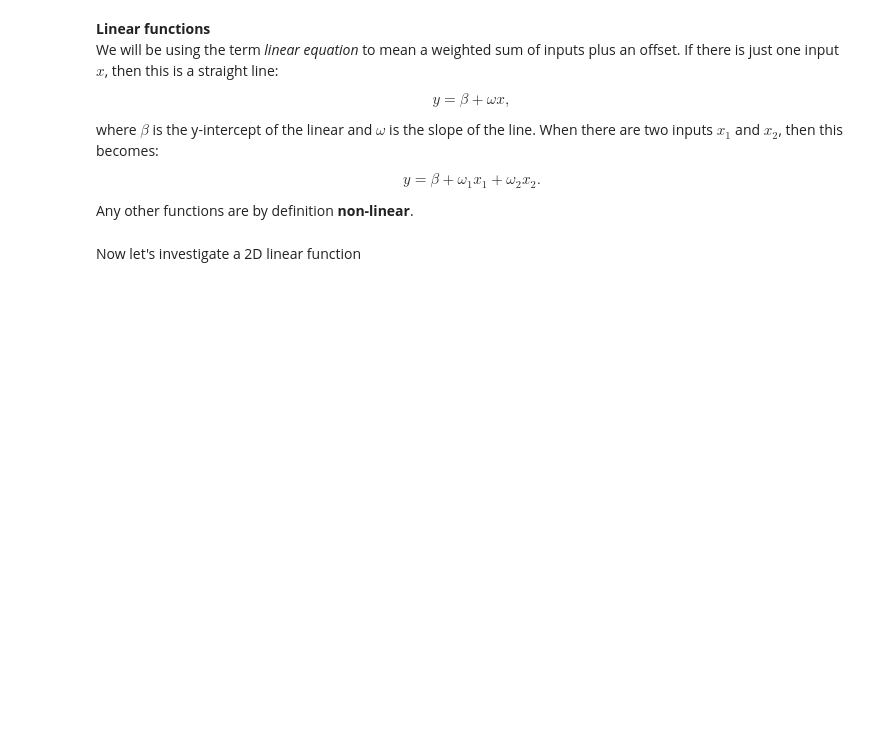
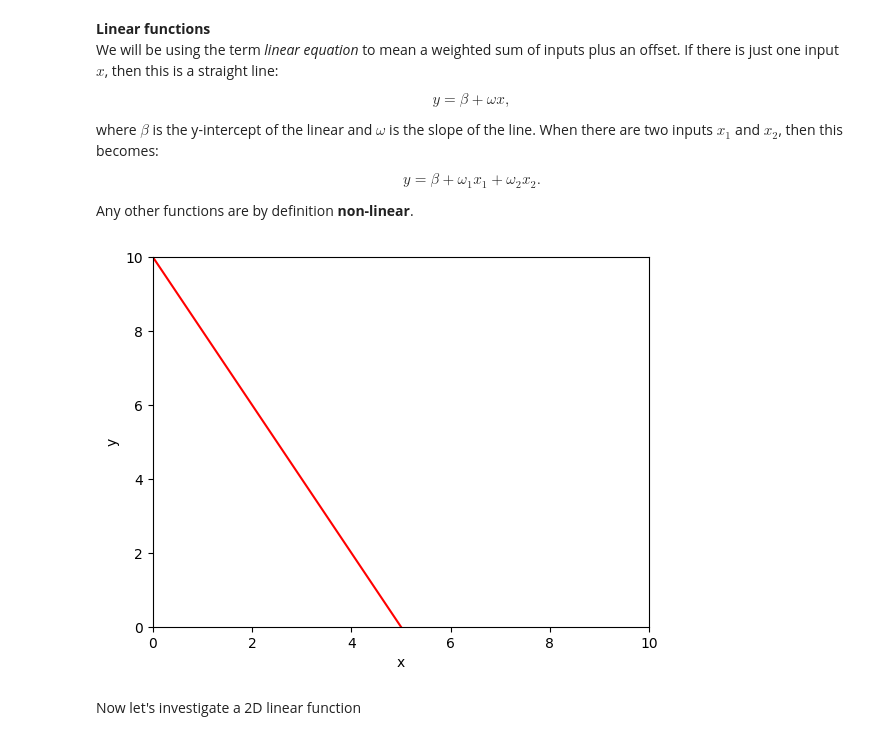
Before and after one commit to JackHeJJ/UDL, a Jupyter notebook: Notebooks/Chap01/1_1_BackgroundMathematics.ipynb, the cells around one changed output. Drawn from its saved outputs; the diff is of its cells as text; code cells hidden in the pictures; blank space fills up the shorter version.

```diff
--- a/Notebooks/Chap01/1_1_BackgroundMathematics.ipynb
+++ b/Notebooks/Chap01/1_1_BackgroundMathematics.ipynb
@@ -32,24 +32,26 @@ def linear_function_1D(x,beta,omega):
 # %%
 # Plot the 1D linear function
 
 # Define an array of x values from 0 to 10 with increments of 0.01
 # https://numpy.org/doc/stable/reference/generated/numpy.arange.html
 x = np.arange(0.0,10.0, 0.01)
 # Compute y using the function you filled in above
-beta = 0.0; omega = 1.0
+beta = 10.0; omega = -2.0
 
 y = linear_function_1D(x,beta,omega)
 
 # Plot this function
 fig, ax = plt.subplots()
 ax.plot(x,y,'r-')
 ax.set_ylim([0,10]);ax.set_xlim([0,10])
 ax.set_xlabel('x'); ax.set_ylabel('y')
 plt.show()
 
 # TODO -- experiment with changing the values of beta and omega
 # to understand what they do.  Try to make a line
 # that crosses the y-axis at y=10 and the x-axis at x=5
+# %% [output]
+[figure, added]
 # %% [markdown]
 Now let's investigate a 2D linear function
 # %%
```
Also changed, not shown: parts of 4 cells of this notebook.
